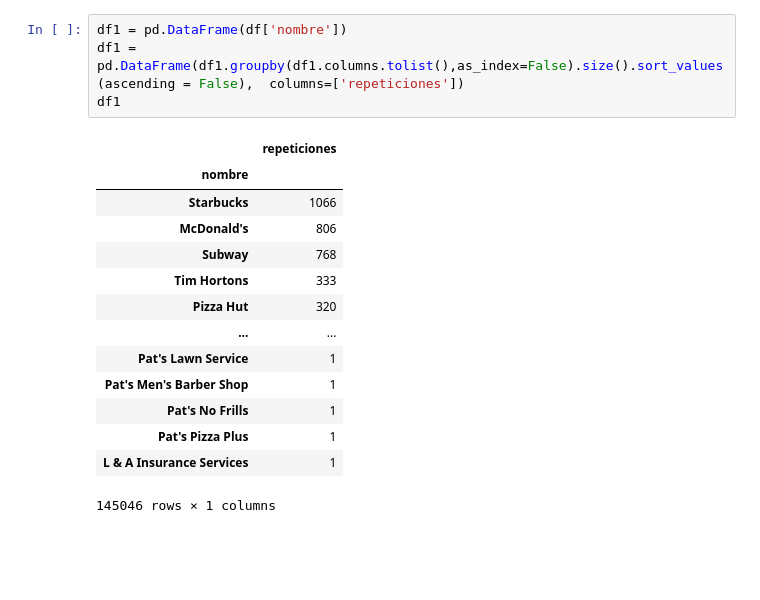
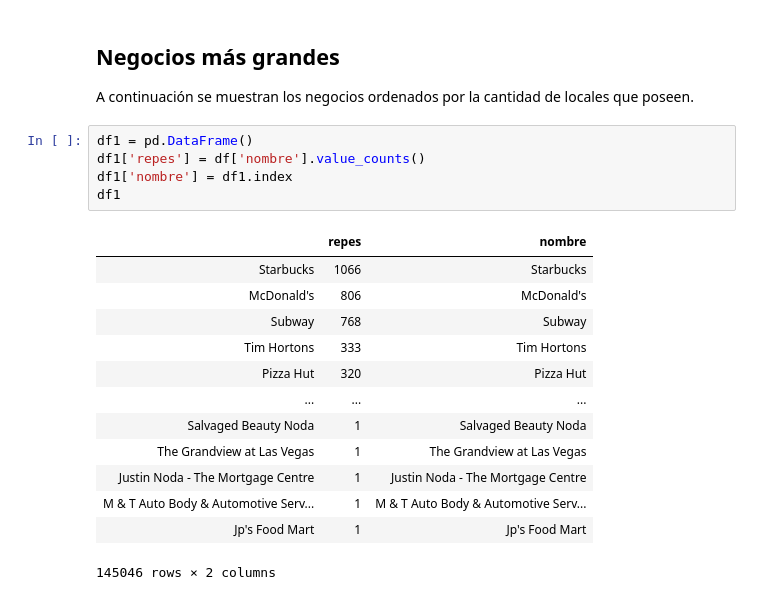
Before and after one commit to pablobp1998/Desafio-Final-AD, a Jupyter notebook: datos_negocios.ipynb, the cells around one changed output. Drawn from its saved outputs; the diff is of its cells as text; blank space fills up the shorter version.

```diff
--- a/datos_negocios.ipynb
+++ b/datos_negocios.ipynb
@@ -17,22 +22,25 @@ df
 | 192607 | zNMupayB2jEHVDOji8sxoQ | Beasley's Barber Shop | 4406 E Main St | Mesa | AZ | 85205 | 33.416137 | -111.735743 | 4.5 | ... |
 | 192608 | c1f_VAX1KIK8-JoVhjbYOw | Oriental Relax | 3735 S Las Vegas Blvd | Las Vegas | NV | 89109 | 36.107267 | -115.171920 | 4.0 | ... |
 192609 rows × 14 columns
+# %% [markdown]
+## Negocios más grandes
+A continuación se muestran los negocios ordenados por la cantidad de locales que poseen.
 # %%
-df1 = pd.DataFrame(df['nombre'])
-df1 = pd.DataFrame(df1.groupby(df1.columns.tolist(),as_index=False).size().sort_values(ascending = False),  columns=['repeticiones'])
+df1 = pd.DataFrame()
+df1['repes'] = df['nombre'].value_counts()
+df1['nombre'] = df1.index
 df1
 # %% [output]
-|  | repeticiones |
-| nombre |  |
-| Starbucks | 1066 |
-| McDonald's | 806 |
-| Subway | 768 |
-| Tim Hortons | 333 |
-| Pizza Hut | 320 |
-| ... | ... |
-| Pat's Lawn Service | 1 |
-| Pat's Men's Barber Shop | 1 |
-| Pat's No Frills | 1 |
-| Pat's Pizza Plus | 1 |
-| L & A Insurance Services | 1 |
+|  | repes | nombre |
+| Starbucks | 1066 | Starbucks |
+| McDonald's | 806 | McDonald's |
+| Subway | 768 | Subway |
+| Tim Hortons | 333 | Tim Hortons |
+| Pizza Hut | 320 | Pizza Hut |
+| ... | ... | ... |
+| Salvaged Beauty Noda | 1 | Salvaged Beauty Noda |
+| The Grandview at Las Vegas | 1 | The Grandview at Las Vegas |
+| Justin Noda - The Mortgage Centre | 1 | Justin Noda - The Mortgage Centre |
+| M & T Auto Body & Automotive Serv... | 1 | M & T Auto Body & Automotive Serv... |
+| Jp's Food Mart | 1 | Jp's Food Mart |
-145046 rows × 1 columns
+145046 rows × 2 columns
```
Also changed, not shown: parts of 21 cells of this notebook.
